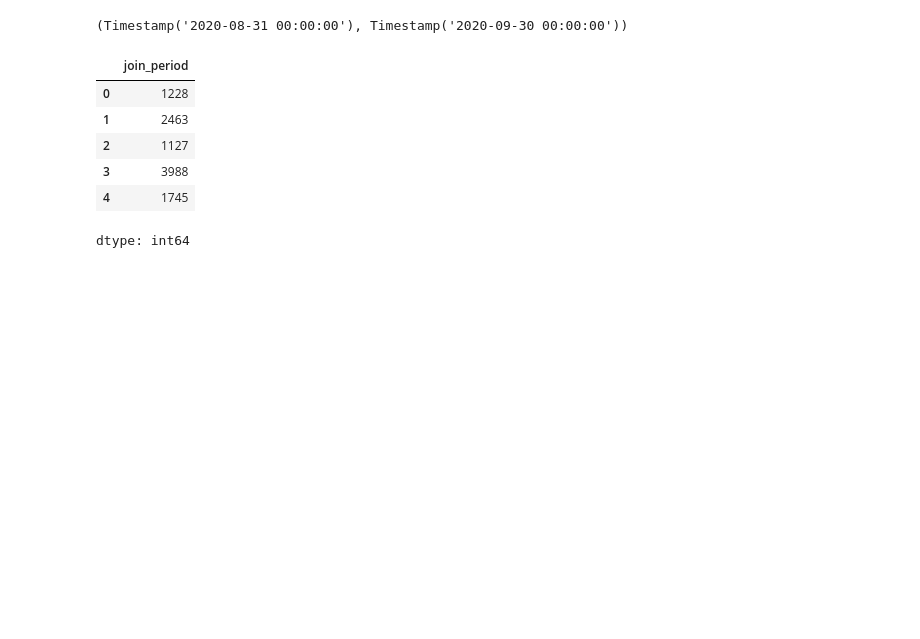
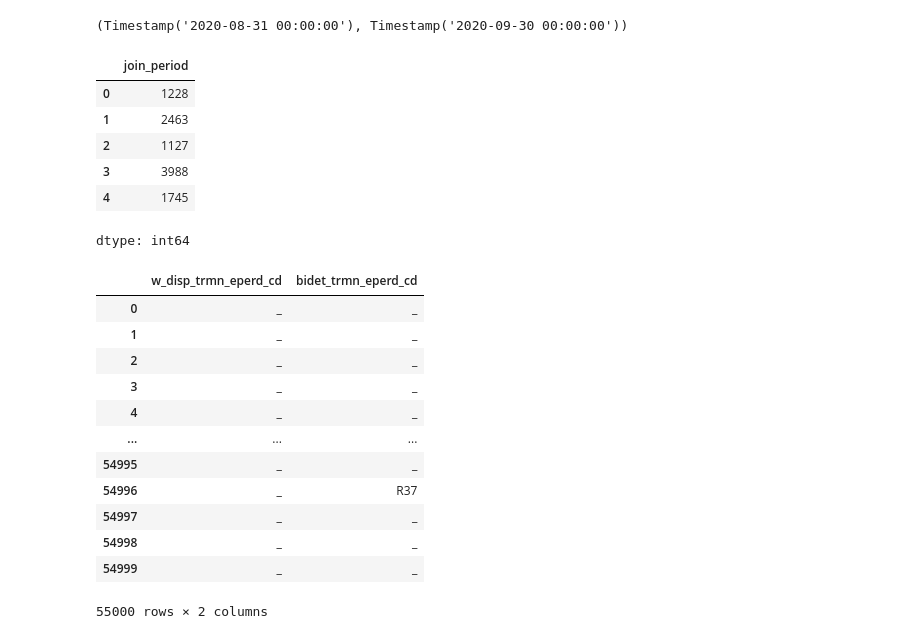
Before and after one commit to sujeengim/mini-ai-study, a Jupyter notebook: practice/prediction/customer_prediction.ipynb, the cells around one changed output. Drawn from its saved outputs; the diff is of its cells as text; code cells hidden in the pictures; blank space fills up the shorter version.

```diff
--- a/practice/prediction/customer_prediction.ipynb
+++ b/practice/prediction/customer_prediction.ipynb
@@ -455,3 +455,22 @@ train_data['join_period'].head()
 | 3 | 3988 |
 | 4 | 1745 |
 dtype: int64
+# %%
+# 상품에 대한 해지경과기간코드(_trmn_eperd_cd) 관련 파생 변수 추가
+## (도메인)특정 상품의 해지는 다른 상품도 해지할 가능성을 가짐. -> 타사로 일괄 이동하는 경우가 있기에
+teperd_cols = ['w_disp_trmn_eperd_cd', 'bidet_trmn_eperd_cd'] #대상 컬럼들
+train_data.loc[:, teperd_cols]
+# %% [output]
+|  | w_disp_trmn_eperd_cd | bidet_trmn_eperd_cd |
+| 0 | _ | _ |
+| 1 | _ | _ |
+| 2 | _ | _ |
+| 3 | _ | _ |
+| 4 | _ | _ |
+| ... | ... | ... |
+| 54995 | _ | _ |
+| 54996 | _ | R37 |
+| 54997 | _ | _ |
+| 54998 | _ | _ |
+| 54999 | _ | _ |
+55000 rows × 2 columns
```
Also changed, not shown: parts of 9 cells of this notebook.
